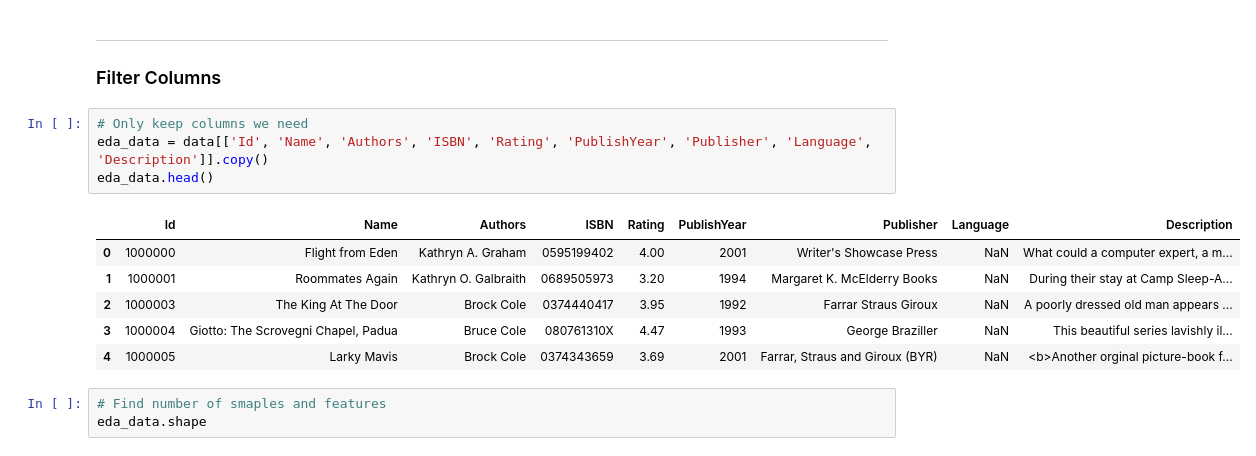
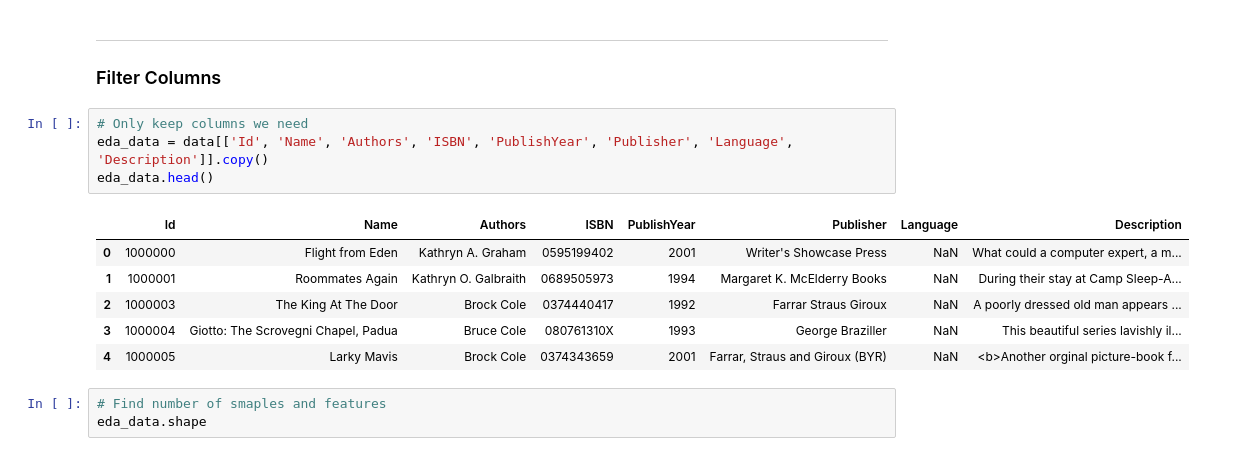
Before and after one commit to AmoliR/nlp-for-book-recommendation, a Jupyter notebook: eda.ipynb, the cells around one changed output. Saved outputs shown, nothing was run; the diff lists cells and outputs as text.

```diff
--- a/eda.ipynb
+++ b/eda.ipynb
@@ -28,15 +28,15 @@ Index(['Id', 'Name', 'Authors', 'ISBN', 'Rating', 'PublishYear',
 ### Filter Columns
 # %%
 # Only keep columns we need
-eda_data = data[['Id', 'Name', 'Authors', 'ISBN', 'Rating', 'PublishYear', 'Publisher', 'Language', 'Description']].copy()
+eda_data = data[['Id', 'Name', 'Authors', 'ISBN', 'PublishYear', 'Publisher', 'Language', 'Description']].copy()
 eda_data.head()
 # %% [output]
-|  | Id | Name | Authors | ISBN | Rating | PublishYear | Publisher | Language | Description |
-| 0 | 1000000 | Flight from Eden | Kathryn A. Graham | 0595199402 | 4.00 | 2001 | Writer's Showcase Press | NaN | What could a computer expert, a m... |
-| 1 | 1000001 | Roommates Again | Kathryn O. Galbraith | 0689505973 | 3.20 | 1994 | Margaret K. McElderry Books | NaN | During their stay at Camp Sleep-A... |
-| 2 | 1000003 | The King At The Door | Brock Cole | 0374440417 | 3.95 | 1992 | Farrar Straus Giroux | NaN | A poorly dressed old man appears ... |
-| 3 | 1000004 | Giotto: The Scrovegni Chapel, Padua | Bruce Cole | 080761310X | 4.47 | 1993 | George Braziller | NaN | This beautiful series lavishly il... |
-| 4 | 1000005 | Larky Mavis | Brock Cole | 0374343659 | 3.69 | 2001 | Farrar, Straus and Giroux (BYR) | NaN | <b>Another orginal picture-book f... |
+|  | Id | Name | Authors | ISBN | PublishYear | Publisher | Language | Description |
+| 0 | 1000000 | Flight from Eden | Kathryn A. Graham | 0595199402 | 2001 | Writer's Showcase Press | NaN | What could a computer expert, a m... |
+| 1 | 1000001 | Roommates Again | Kathryn O. Galbraith | 0689505973 | 1994 | Margaret K. McElderry Books | NaN | During their stay at Camp Sleep-A... |
+| 2 | 1000003 | The King At The Door | Brock Cole | 0374440417 | 1992 | Farrar Straus Giroux | NaN | A poorly dressed old man appears ... |
+| 3 | 1000004 | Giotto: The Scrovegni Chapel, Padua | Bruce Cole | 080761310X | 1993 | George Braziller | NaN | This beautiful series lavishly il... |
+| 4 | 1000005 | Larky Mavis | Brock Cole | 0374343659 | 2001 | Farrar, Straus and Giroux (BYR) | NaN | <b>Another orginal picture-book f... |
 # %%
 # Find number of smaples and features
 eda_data.shape
```
Also changed, not shown: parts of 9 cells of this notebook.
